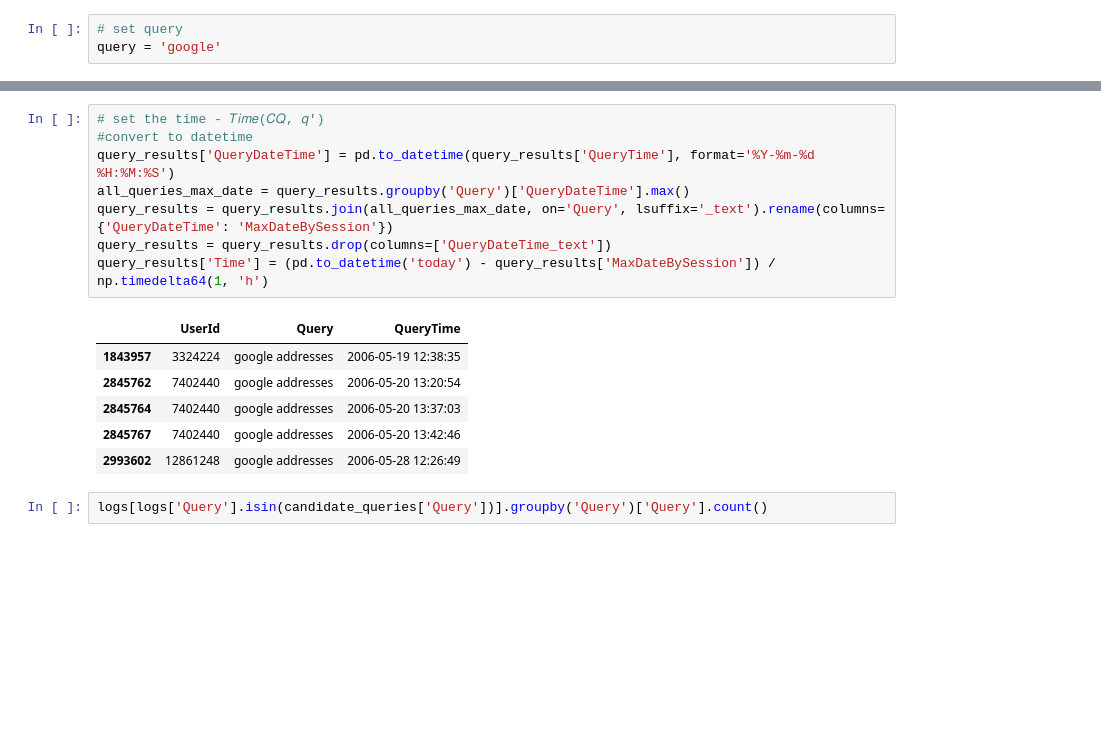
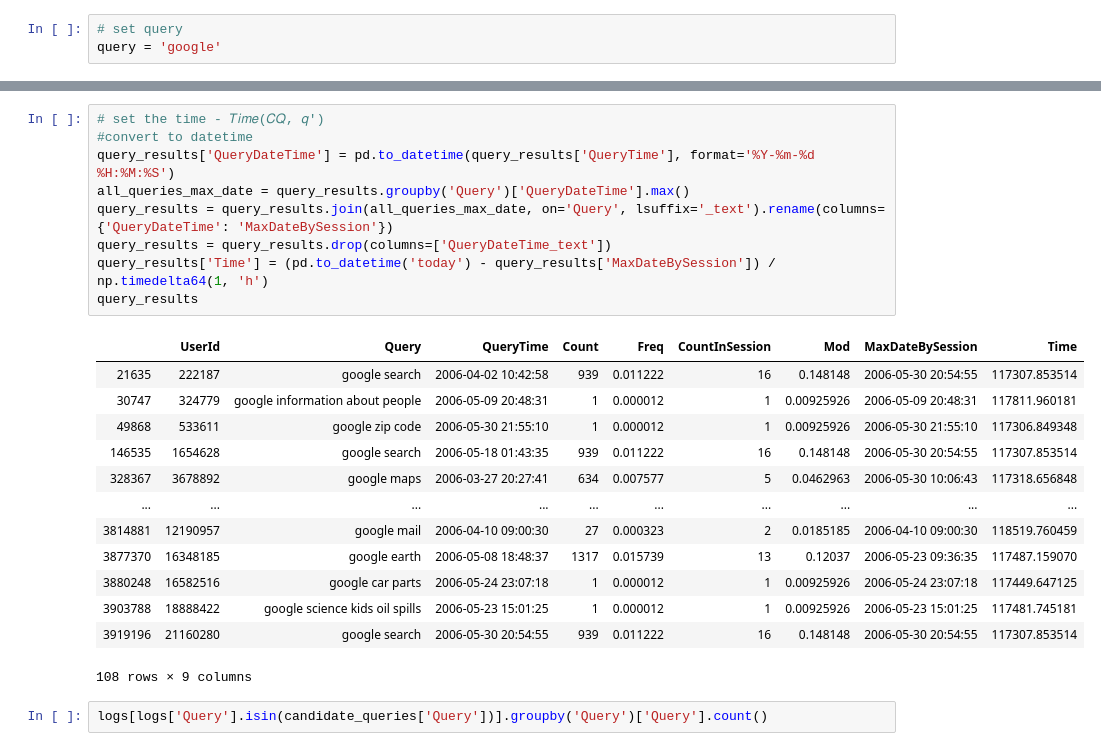
Before and after one commit to carlos10seg/SearchEngine, a Jupyter notebook: QueryLogs.ipynb, the cells around one changed output, grey strips where cells are left out. Cells and saved outputs as stored; diff of their text form; blank space fills up the shorter version.

```diff
--- a/QueryLogs.ipynb
+++ b/QueryLogs.ipynb
@@ -200,18 +180,26 @@ query_results
 # %%
 # set the time - 𝑇𝑖𝑚𝑒(𝐶𝑄, 𝑞′)
 #convert to datetime
 query_results['QueryDateTime'] = pd.to_datetime(query_results['QueryTime'], format='%Y-%m-%d %H:%M:%S')
 all_queries_max_date = query_results.groupby('Query')['QueryDateTime'].max()
 query_results = query_results.join(all_queries_max_date, on='Query', lsuffix='_text').rename(columns={'QueryDateTime': 'MaxDateBySession'})
 query_results = query_results.drop(columns=['QueryDateTime_text'])
 query_results['Time'] = (pd.to_datetime('today') - query_results['MaxDateBySession']) / np.timedelta64(1, 'h')
+query_results
 # %% [output]
-|  | UserId | Query | QueryTime |
-| 1843957 | 3324224 | google addresses | 2006-05-19 12:38:35 |
-| 2845762 | 7402440 | google addresses | 2006-05-20 13:20:54 |
-| 2845764 | 7402440 | google addresses | 2006-05-20 13:37:03 |
-| 2845767 | 7402440 | google addresses | 2006-05-20 13:42:46 |
-| 2993602 | 12861248 | google addresses | 2006-05-28 12:26:49 |
+|  | UserId | Query | QueryTime | Count | Freq | CountInSession | Mod | MaxDateBySession | Time |
+| 21635 | 222187 | google search | 2006-04-02 10:42:58 | 939 | 0.011222 | 16 | 0.148148 | 2006-05-30 20:54:55 | 117307.853514 |
+| 30747 | 324779 | google information about people | 2006-05-09 20:48:31 | 1 | 0.000012 | 1 | 0.00925926 | 2006-05-09 20:48:31 | 117811.960181 |
+| 49868 | 533611 | google zip code | 2006-05-30 21:55:10 | 1 | 0.000012 | 1 | 0.00925926 | 2006-05-30 21:55:10 | 117306.849348 |
+| 146535 | 1654628 | google search | 2006-05-18 01:43:35 | 939 | 0.011222 | 16 | 0.148148 | 2006-05-30 20:54:55 | 117307.853514 |
+| 328367 | 3678892 | google maps | 2006-03-27 20:27:41 | 634 | 0.007577 | 5 | 0.0462963 | 2006-05-30 10:06:43 | 117318.656848 |
+| ... | ... | ... | ... | ... | ... | ... | ... | ... | ... |
+| 3814881 | 12190957 | google mail | 2006-04-10 09:00:30 | 27 | 0.000323 | 2 | 0.0185185 | 2006-04-10 09:00:30 | 118519.760459 |
+| 3877370 | 16348185 | google earth | 2006-05-08 18:48:37 | 1317 | 0.015739 | 13 | 0.12037 | 2006-05-23 09:36:35 | 117487.159070 |
+| 3880248 | 16582516 | google car parts | 2006-05-24 23:07:18 | 1 | 0.000012 | 1 | 0.00925926 | 2006-05-24 23:07:18 | 117449.647125 |
+| 3903788 | 18888422 | google science kids oil spills | 2006-05-23 15:01:25 | 1 | 0.000012 | 1 | 0.00925926 | 2006-05-23 15:01:25 | 117481.745181 |
+| 3919196 | 21160280 | google search | 2006-05-30 20:54:55 | 939 | 0.011222 | 16 | 0.148148 | 2006-05-30 20:54:55 | 117307.853514 |
+108 rows × 9 columns
 # %%
 logs[logs['Query'].isin(candidate_queries['Query'])].groupby('Query')['Query'].count()
 # %% [output]
```
Also changed, not shown: parts of 5 cells of this notebook, 6 other files.
